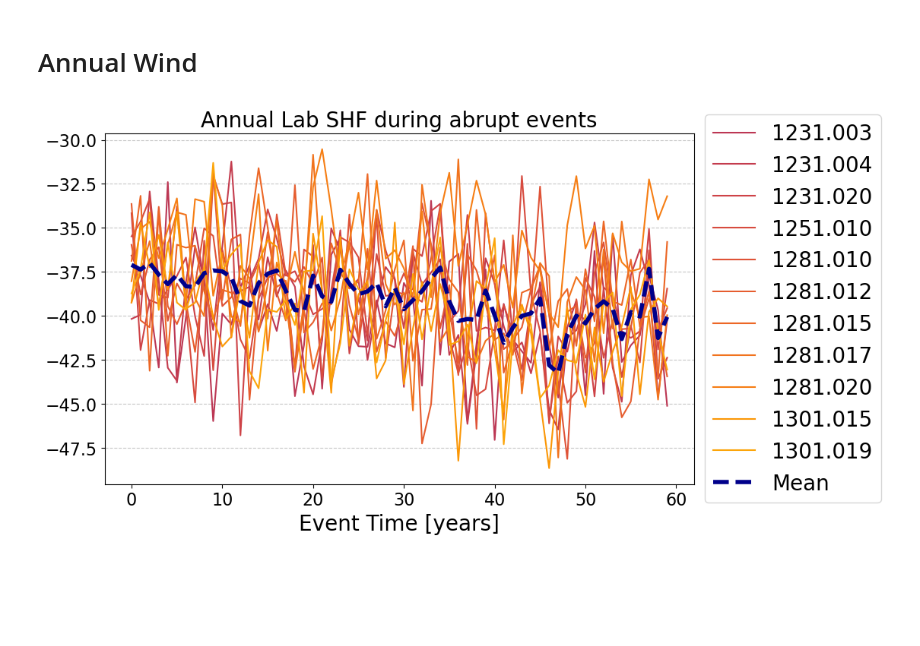
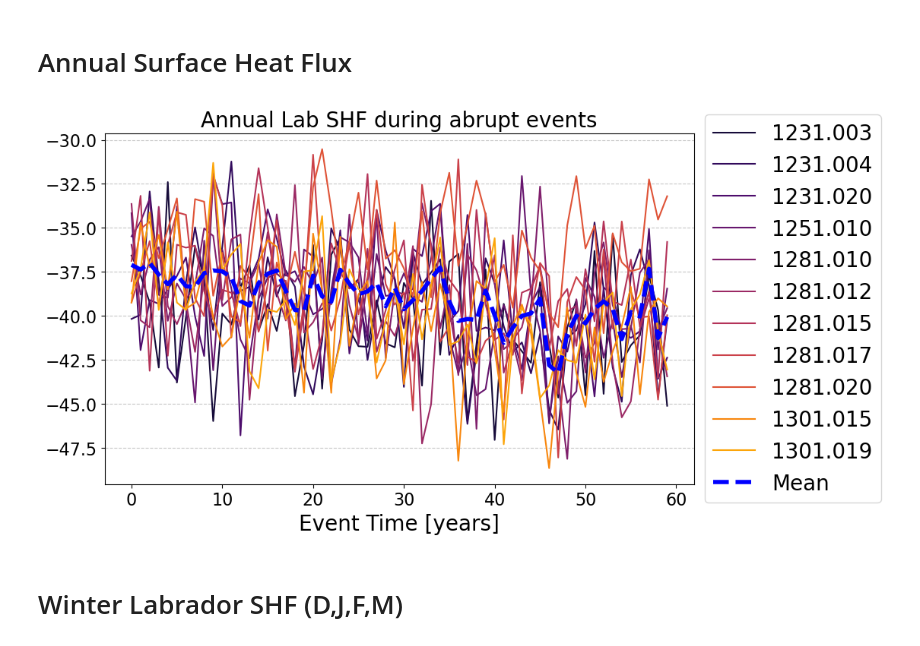
Before and after one commit to inagler/current, a Jupyter notebook: Trigger_refined.ipynb, the cells around one changed output. Cells and saved outputs as stored; diff of their text form; code cells hidden in the pictures; blank space fills up the shorter version.

```diff
--- a/Trigger_refined.ipynb
+++ b/Trigger_refined.ipynb
@@ -136,11 +71,12 @@ plt.savefig(os.path.expanduser('~/phase1_CONDA/results/') + 'Annual_Lab_Wind_Eve
+# %%
+mean_colors = cm.winter(np.linspace(0, 1, 8))
 # %% [markdown]
-# Annual Wind
+# Annual Surface Heat Flux
 # %%
 path = '/Data/gfi/share/ModData/CESM2_LENS2/ocean/monthly/comp/all_member_timeseries/'
 saved_data = []
 for index, value in result:
     file_name = vvel_dict[index][5:-3]
-    #members_to_select.append(file_name)
     data = xr.open_dataarray(path+ 'monthly_shf_member_'+file_name+'.nc').values
     annual_means = np.mean(data.reshape(-1, 12), axis=1)
     start = values[0]
@@ -148,56 +84,30 @@ for index, value in result:
     event = annual_means[start - window_size:end]
     saved_data.append((file_name, event))
 
-sorted_data = sorted(saved_data, key=lambda x: x[0])
+ann_lab_shf = sorted(saved_data, key=lambda x: x[0])
 # %%
-# Create colors array
-colors = cm.inferno(np.linspace(0.5, 0.8, len(sorted_data[1:])))
-
-# Initialize the list for time series data
+colors = cm.inferno(np.linspace(0.1, 0.8, len(ann_lab_shf[1:])))
 time_series_list = []
 
-# Create a new figure
-fig, ax = plt.subplots(figsize=(10, 6))  # Adjust figsize as needed
+fig, ax = plt.subplots(figsize=(10, 6))
 
-# Plot each time series with its corresponding color
-for (file_name, timeseries), color in zip(sorted_data[1:], colors):
+for (file_name, timeseries), color in zip(ann_lab_shf[1:], colors):
     if file_name != "1301.001":
         ax.plot(timeseries, label=file_name, color=color)
         time_series_list.append(timeseries)
+mean_ann_lab_shf = np.mean(time_series_list, axis=0)
 
-# Compute the mean time series
-mean_time_series = np.mean(time_series_list, axis=0)
-
-# Plot the mean time series
-ax.plot(mean_time_series, label='Mean', linestyle='--', color='darkblue', linewidth=4, zorder=110)
-
-# Add legend
+ax.plot(mean_ann_lab_shf, label='Mean', linestyle='--', color=mean_colors[0], linewidth=4, zorder=110)
 ax.legend(loc='center left', bbox_to_anchor=(1, 0.5), fontsize=20)
-
-# Set title and labels
 ax.set_title(r'Annual Lab SHF during abrupt events', fontsize=20)
 ax.set_xlabel('Event Time [years]', fontsize=20)
 ax.tick_params(axis='x', labelsize=16)
 ax.tick_params(axis='y', labelsize=16)
-
-# Add grid
 ax.grid(axis='y', linestyle='--', alpha=0.7)
 
-# Add vertical and horizontal lines
-#event_location = 40
-#length = 60
-#ax.axvline(x=event_location, color='r', linestyle='--', linewidth=2)
-#ax.axhline(y=17, color=colors[0], label='Period 1', linewidth=10,
-#           xmin=(event_location - 40) / length, xmax=(event_location) / length)
-#ax.axhline(y=17, color=colors[3], label='Period 2', linewidth=10,
-#           xmin=(event_location) / length, xmax=(event_location + 20) / length)
-
-# Add text to indicate periods
-#ax.text(17, 17.5, 'Period 1', weight='bold', color=colors[0], fontsize=20)
-#ax.text(47, 17.5, 'Period 2', weight='bold', color=colors[3], fontsize=20)
-
-# Show plot
 #plt.show()
 plt.savefig(os.path.expanduser('~/phase1_CONDA/results/') + 'Annual_Lab_SHF_Events.png', bbox_inches='tight', dpi=300)
 # %% [output]
-[figure, old version]
+[figure, new version]
+# %% [markdown]
+# Winter Labrador SHF (D,J,F,M)
```
Also changed, not shown: parts of 26 cells of this notebook, 1 other file.
